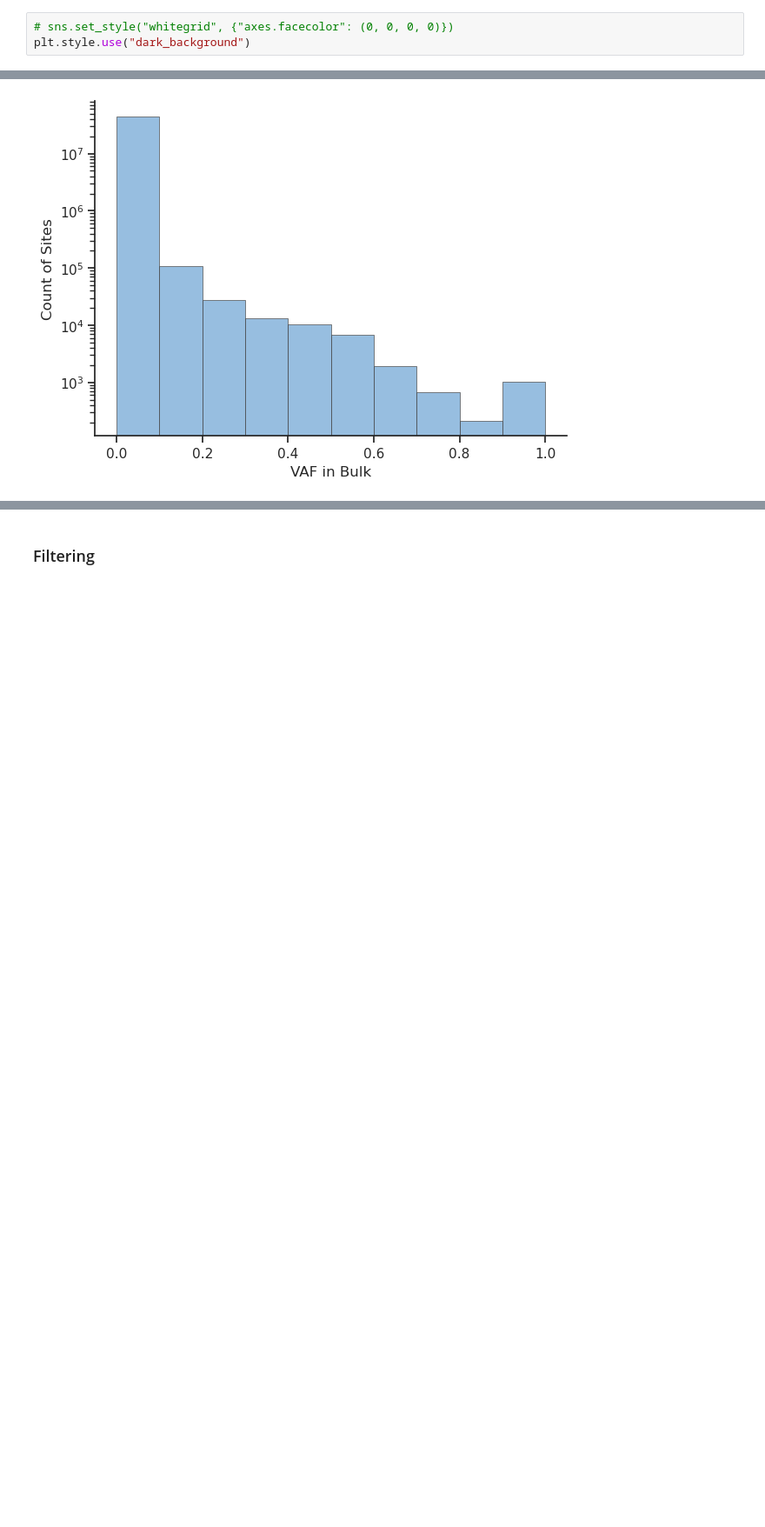
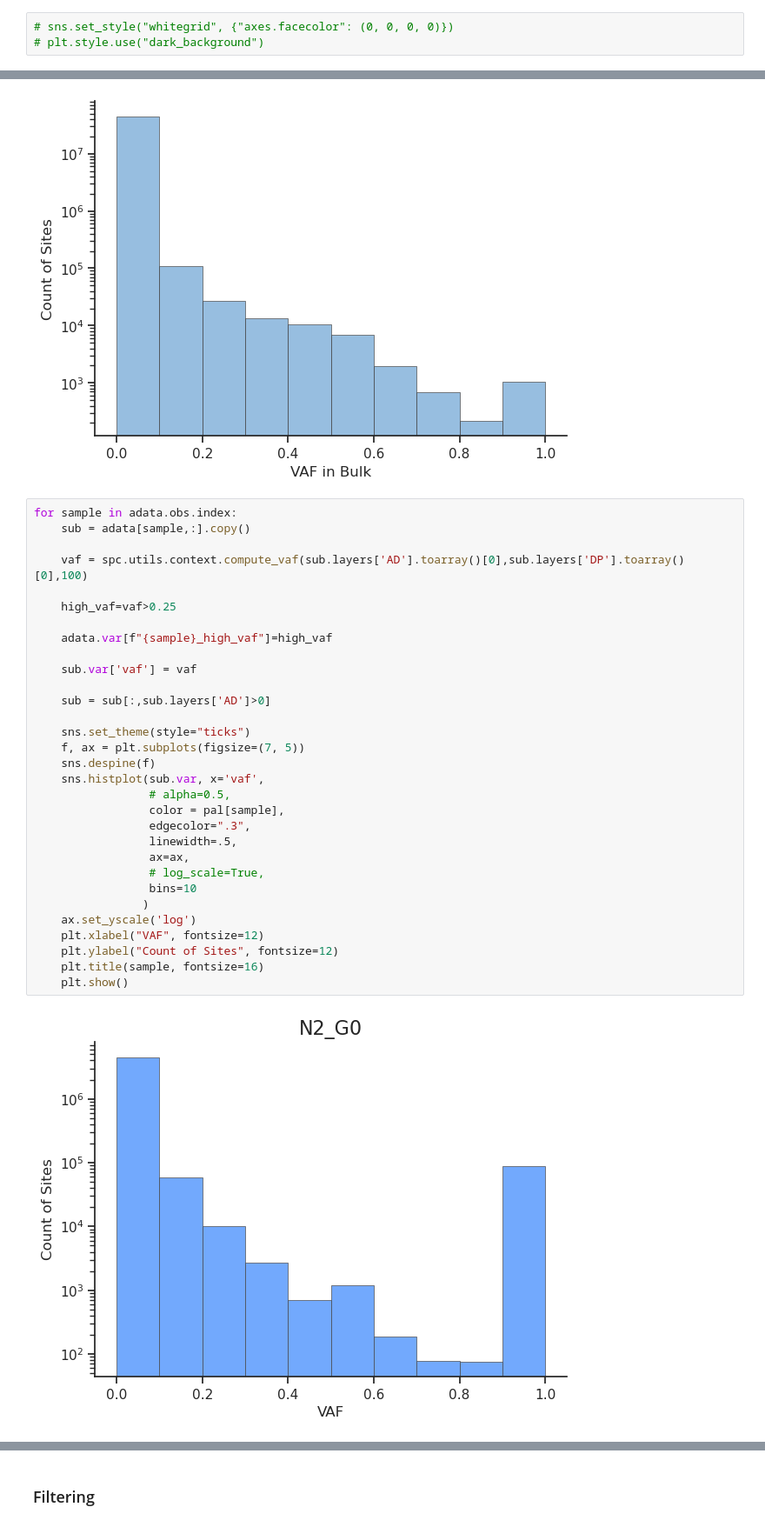
Before and after one commit to SrivatsanLab/SPC_genome, a Jupyter notebook: notebooks/worm_mut_accumulation.ipynb, the cells around one changed output, grey strips where cells are left out. Shown at 87% size. Drawn from its saved outputs; the diff is of its cells as text; blank space fills up the shorter version.

```diff
--- a/notebooks/worm_mut_accumulation.ipynb
+++ b/notebooks/worm_mut_accumulation.ipynb
@@ -14,6 +48,6 @@ import cellspec as spc
 # %%
 # sns.set_style("whitegrid", {"axes.facecolor": (0, 0, 0, 0)})
-plt.style.use("dark_background")
+# plt.style.use("dark_background")
 # %%
 adata = spc.pp.load_vcf('../data/worm_mut_accumulation/worm_N2_N3_Pole1_ncbi_joint_raw_merged.vcf.gz')
 adata
@@ -133,3 +167,36 @@ plt.ylabel("Count of Sites", fontsize=12)
 # %% [output]
 Text(0, 0.5, 'Count of Sites')
 [figure]
+# %%
+for sample in adata.obs.index:
+    sub = adata[sample,:].copy()
+
+    vaf = spc.utils.context.compute_vaf(sub.layers['AD'].toarray()[0],sub.layers['DP'].toarray()[0],100)
+
+    high_vaf=vaf>0.25
+
+    adata.var[f"{sample}_high_vaf"]=high_vaf
+
+    sub.var['vaf'] = vaf
+
+    sub = sub[:,sub.layers['AD']>0]
+
+    sns.set_theme(style="ticks")
+    f, ax = plt.subplots(figsize=(7, 5))
+    sns.despine(f)
+    sns.histplot(sub.var, x='vaf',
+                 # alpha=0.5,
+                 color = pal[sample],
+                 edgecolor=".3",
+                 linewidth=.5,
+                 ax=ax,
+                 # log_scale=True,
+                 bins=10
+                )
+    ax.set_yscale('log')
+    plt.xlabel("VAF", fontsize=12)
+    plt.ylabel("Count of Sites", fontsize=12)
+    plt.title(sample, fontsize=16)
+    plt.show()
+# %% [output]
+[figure, added]
```
Also changed, not shown: parts of 6 cells of this notebook, 28 other files.
